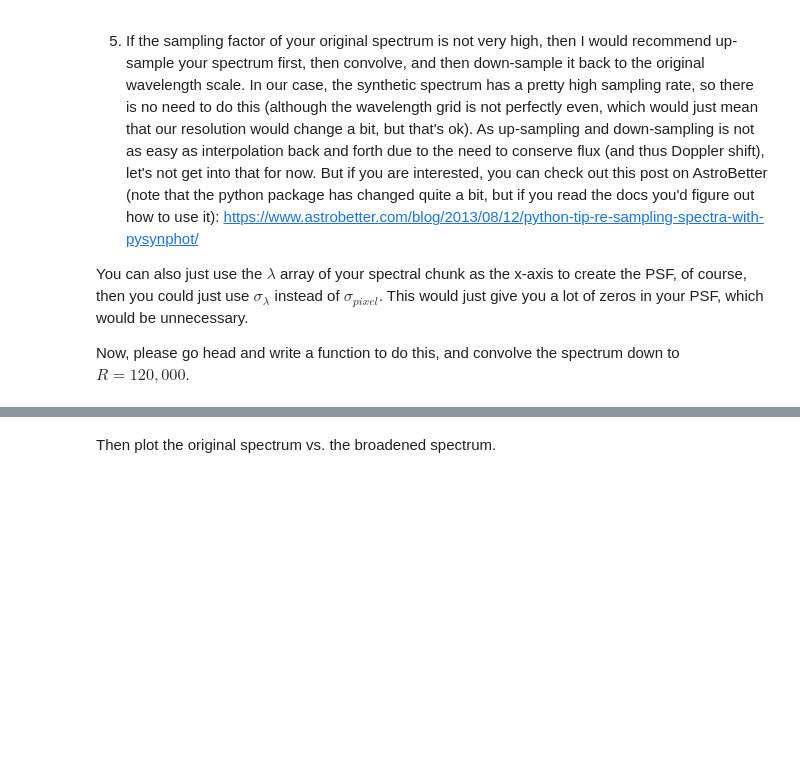
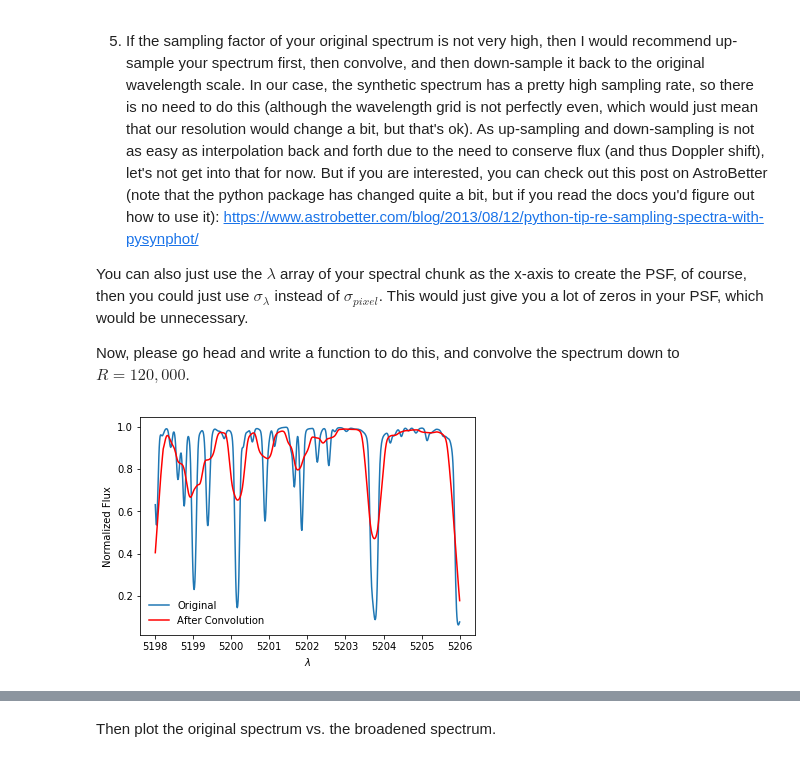
Before and after one commit to sharonxuesong/rv_tutorial, a Jupyter notebook: notebook/basic_ccf.ipynb, the cells around one changed output, grey strips where cells are left out. Saved outputs shown, nothing was run; the diff lists cells and outputs as text; code cells hidden in the pictures; blank space fills up the shorter version.

Commit message:
convolve spectrum with psf in pixel/wavelength space

```diff
--- a/notebook/basic_ccf.ipynb
+++ b/notebook/basic_ccf.ipynb
@@ -253,4 +255,66 @@ https://www.astrobetter.com/blog/2013/08/12/python-tip-re-sampling-spectra-with-
 You can also just use the $\lambda$ array of your spectral chunk as the x-axis to create the PSF, of course, then you could just use $\sigma_\lambda$ instead of $\sigma_{pixel}$. This would just give you a lot of zeros in your PSF, which would be unnecessary.
 
 Now, please go head and write a function to do this, and convolve the spectrum down to $R=120,000$.
+# %%
+#####################################use PSF in the pixel space###################################################
+pixel_range_size=20                              #set the pixel range size for the PSF
+def psf_pixel(wavelength,resolution,delta_lambda):
+    fwhm_lambda = wavelength / resolution
+    sigma_lambda = fwhm_lambda / 2.3548
+    sigma_pixel = sigma_lambda / delta_lambda
+    #center = np.rint( (wavelength-np.min(w)) / delta_lambda )
+    pixel_range = np.linspace(-pixel_range_size, pixel_range_size, 2 * pixel_range_size + 1)
+    psf_raw=(1.0/(np.sqrt(2*np.pi)*sigma_pixel))*np.exp(-(pixel_range)**2/(2*sigma_pixel**2))
+    return psf_raw/np.sum(psf_raw)
+
+flux_total=[0 for x in range(0, len(w_template))]
+w_template=wavelength[(wavelength>519.8) & (wavelength<520.6)] * 10    #in A
+f_template=flux[(wavelength>519.8) & (wavelength<520.6)]
+
+#-----calculate the median dispersion scale delta_lambda-----#
+delta_lambda_list = []
+for i in range(len(w_template)-1):
+    delta_lambda_list = np.append(delta_lambda_list,[w_template[i+1]-w_template[i]],axis=0)
+mean,median,sigma=apstat.sigma_clipped_stats(delta_lambda_list)
+delta_lambda = median
+
+#pixel_template=np.rint( (w_template-np.min(w_template)) / delta_lambda )
+
+##----------convolution part----------##
+R=10000
+for i in range(len(w_template)):
+    this_psf = psf_pixel(w_template[i],R,delta_lambda)
+    convolution=np.convolve(f_template[i],this_psf)
+    #print(convolution)
+    if i <  pixel_range_size:
+        template=[0 for x in range(0, len(w_template))]
+        for j in range(0, i+pixel_range_size+1):
+            template[j]=convolution[j - (i-pixel_range_size)]
+        #flux_total+=template
+        flux_total=np.sum([flux_total,template], axis = 0)
+
+    elif i >= pixel_range_size and i <=len(w_template)-pixel_range_size-1:
+        template=[0 for x in range(0, len(w_template))]
+        for j in range( i-pixel_range_size, i+pixel_range_size+1 ):
+            template[j]= convolution[j - (i-pixel_range_size)]
+        flux_total=np.sum([flux_total,template], axis = 0)
+
+    elif i >= len(w_template) - pixel_range_size:
+        template=[0 for x in range(0, len(w_template))]
+        for j in range( i-pixel_range_size, len(w_template) ):
+            template[j]= convolution[j - (i-pixel_range_size)]
+        flux_total=np.sum([flux_total,template], axis = 0)
+    #else :
+    #    break
+
+
+plt.figure()
+plt.plot(w_template,f_template)
+plt.plot(w_template,flux_total,color='red')
+plt.legend(['Original','After Convolution'],fontsize=10,frameon=False,loc=3)
+plt.xlabel('$\lambda$')
+plt.ylabel('Normalized Flux')
+plt.show()
+# %% [output]
+[figure, added]
 # %%
```
Also changed, not shown: parts of 11 cells of this notebook.
